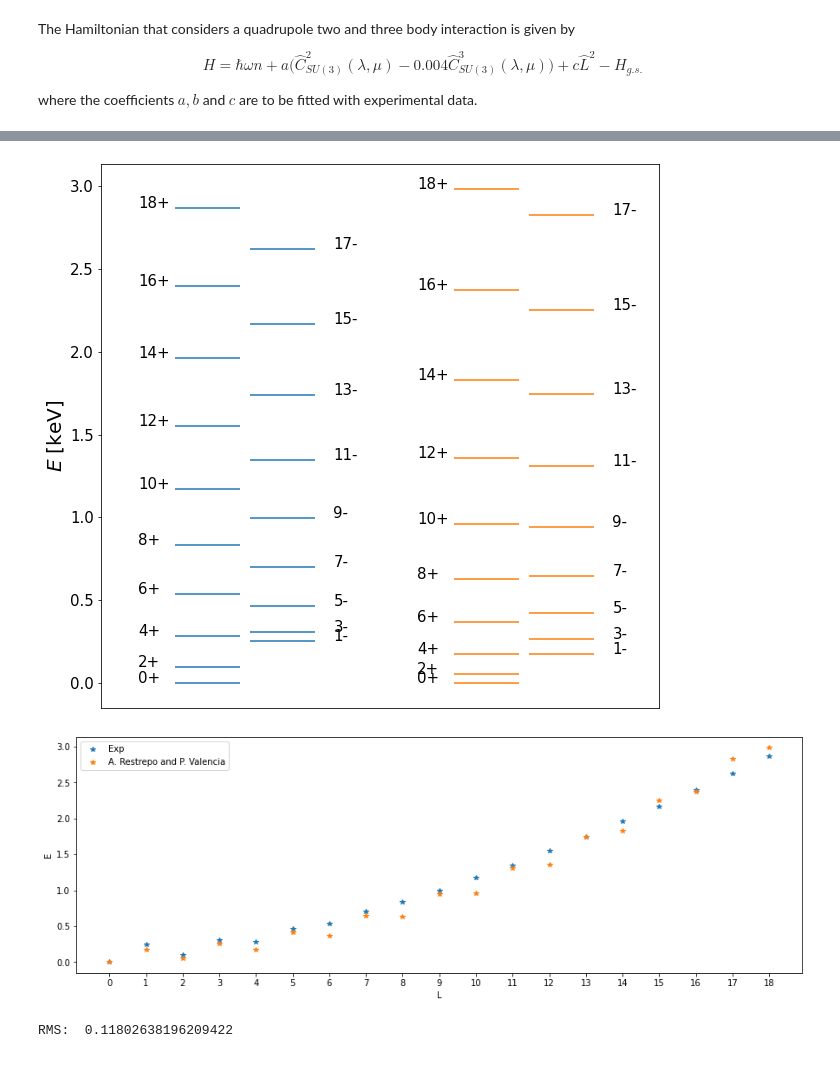
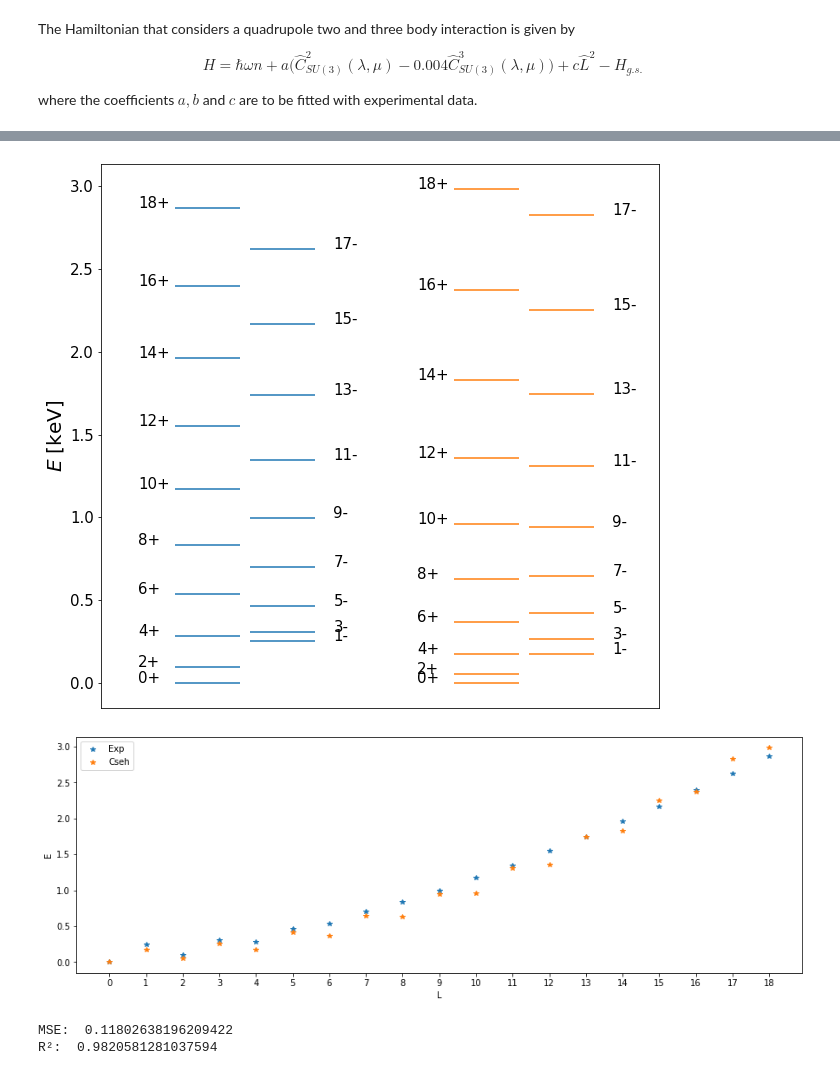
Before and after one commit to arestrepogiraldo2200/Octupole_deformation, a Jupyter notebook: r3Y3_operator/Hamiltonian.ipynb, the cells around one changed output, grey strips where cells are left out. Cells and saved outputs as stored; diff of their text form; code cells hidden in the pictures.

```diff
--- a/r3Y3_operator/Elliott_Hamiltonian.ipynb
+++ b/r3Y3_operator/Hamiltonian.ipynb
@@ -109,7 +112,7 @@ def Th_H(THDATA, lam):
     Cas2 = THDATA[2]
     Lsq = THDATA[4]
 
-    return hbaromega*n - lam*(4*Cas2 - 3*Lsq) + lam*(4*C2(60,8))
+    return hbaromega*n + lam*(4*Cas2 - 3*Lsq) - lam*(4*C2(60,8))
 # %%
 # Parameters
 poptTh, pcovTh = curve_fit(Th_H, Th224data.transpose(), ETh)
@@ -288,41 +296,44 @@ plt.ylabel('$E$ [keV]', size=20)
 # Plot of energy levels
 fig = plt.figure(figsize=(15,5))
 plt.plot(LTh, ETh, '*', label='Exp')
-plt.plot(LTh, FITThCseh,'*', label='A. Restrepo and P. Valencia')
+plt.plot(LTh, FITThCseh,'*', label='Cseh')
 plt.xticks(np.arange(0,19,1))
 plt.xlabel('L')
 plt.ylabel('E')
 plt.legend()
 plt.show()
 
 
 # RMS
 EECseh = Th224["Energy"].to_numpy()
 ETCseh = np.array(FITThCseh)
-rms = mean_squared_error(EECseh, ETCseh, squared=False)
+mse = mean_squared_error(EECseh, ETCseh, squared=False)
+r2 = r2_score(EECseh, ETCseh)
 
-print("RMS: ", rms)
+print("MSE: ", mse)
+print("R²: ", r2)
 # %% [output]
 L    Eth        Eexp
 0    0.0    0.0
 1    0.1767    0.251
 2    0.05232    0.0981
 3    0.26389    0.3053
 4    0.17439    0.2841
 5    0.42084    0.4645
 6    0.36622    0.5347
 7    0.64755    0.6995
 8    0.62781    0.8339
 9    0.94402    0.9977
 10    0.95916    1.1738
 11    1.31025    1.3473
 12    1.36026    1.5498
 13    1.74623    1.7387
 14    1.83112    1.9589
 15    2.25196    2.1647
 16    2.37173    2.398
 17    2.82746    2.6202
 18    2.98211    2.864
 [figure]
-[figure, old version]
+[figure, new version]
-RMS:  0.11802638196209422
+MSE:  0.11802638196209422
+R²:  0.9820581281037594
```
Also changed, not shown: parts of 14 cells of this notebook, 7 other files.
